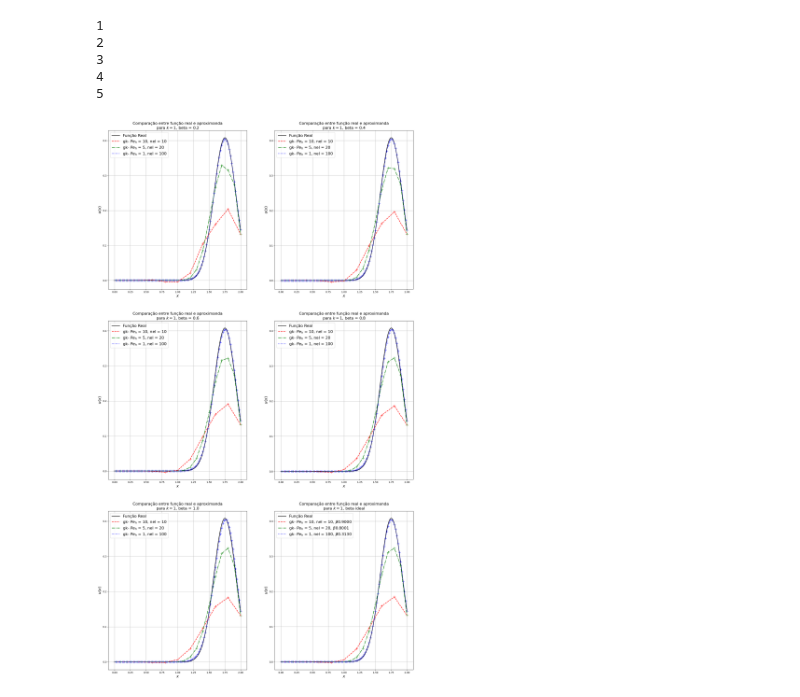
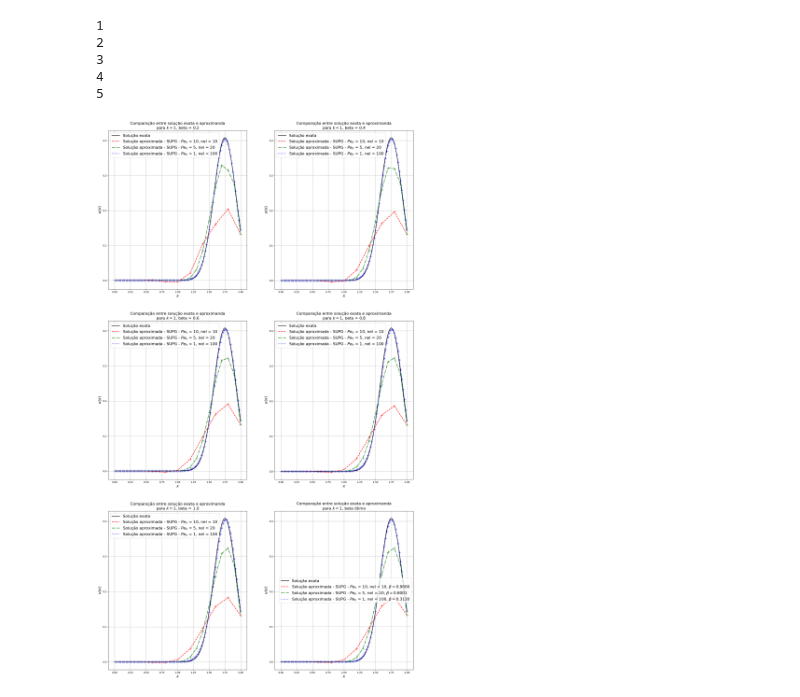
Before and after one commit to Esterci/FEM, a Jupyter notebook: lista_3/questao_3.ipynb, the cells around one changed output. Saved outputs shown, nothing was run; the diff lists cells and outputs as text; code cells hidden in the pictures.

```diff
--- a/lista_3/questao_3.ipynb
+++ b/lista_3/questao_3.ipynb
@@ -519,7 +519,7 @@ ax.plot(
     u(x_eval, tf, kappa, epsilon),
     linewidth=2,
     color="k",
-    label="Função Real",
+    label="Solução exata",
 )
 
 result_dict["base_" + str(k)] = {"erro": [], "erro_dif": [], "h": []}
@@ -562,14 +562,14 @@ for nel, Peh, color, marker in zip(nel_list, Peh_list, colors, markers):
         color=color,
         linestyle=marker,
         linewidth=2,
-        label="gk- $Pe_h = {}, nel = {:d}".format(Peh, nel),
+        label="Solução aproximada - Galerkin - $Pe_h = {}, nel = {:d}".format(Peh, nel),
     )
-    ax.scatter(xl, alpha,color=color ,marker="+", s=100, linewidth=1, label="Nós")
+    ax.scatter(xl, alpha,color=color ,marker="+", s=100, linewidth=1)
 
 ax.legend(fontsize=16)
 
 ax.grid()
 
 plt.show()
-fig.savefig("figures/real_vs_mef_k_{}_q2_a.png".format(k))
+fig.savefig("figures/real_vs_mef_k_{}_q3_b.png".format(k))
 # %% [output]
@@ -623,7 +623,7 @@ for beta in beta_list:
     print(plot_count)
     ax = fig.add_subplot(3, 2, plot_count)
     ax.set_title(
-        "Comparação entre função real e aproximanda\npara $k = {}$, beta = {:.1f}".format(
+        "Comparação entre solução exata e aproximanda\npara $k = {}$, beta = {:.1f}".format(
             k, beta
         ),
         fontsize=16,
@@ -632,7 +632,7 @@ for beta in beta_list:
     ax.set_ylabel("$u(x)$", fontsize=16)
     ax.set_xlabel("$x$", fontsize=16)
 
-    # função real
+    # solução exata
 
     x_eval = np.linspace(a, b, num=200)
 
@@ -641,7 +641,7 @@ for beta in beta_list:
         u(x_eval, tf, kappa, epsilon),
         linewidth=2,
         color="k",
-        label="Função Real",
+        label="Solução exata",
     )
 
     for nel, Peh, color, marker in zip(nel_list, Peh_list, colors, markers):
@@ -678,7 +678,7 @@ for beta in beta_list:
             color=color,
             linestyle=marker,
             linewidth=2,
-            label="gk- $Pe_h$ = {:.0f}, nel = {:d} ".format(Peh, nel),
+            label="Solução aproximada - SUPG - $Pe_h$ = {:.0f}, nel = {:d} ".format(Peh, nel),
         )
         ax.scatter(xl, alpha, color=color, marker="+", s=100, linewidth=1)
 
@@ -702,12 +702,12 @@ ax.plot(
     u(x_eval, tf, kappa, epsilon),
     linewidth=2,
     color="k",
-    label="Função Real",
+    label="Solução exata",
 )
 
 for nel, Peh, color, marker in zip(nel_list, Peh_list, colors, markers):
 
-    # função real
+    # solução exata
     # Realizando a Projeção
 
     # Plotando resultados
@@ -720,7 +720,7 @@ for nel, Peh, color, marker in zip(nel_list, Peh_list, colors, markers):
     beta = 1 / np.tanh(Peh) - 1 / Peh
 
     ax.set_title(
-        "Comparação entre função real e aproximanda\npara $k = {}$, beta ótimo".format(
+        "Comparação entre solução exata e aproximanda\npara $k = {}$, beta ótimo".format(
             k
         ),
         fontsize=16,
@@ -735,34 +735,34 @@ for nel, Peh, color, marker in zip(nel_list, Peh_list, colors, markers):
         k,
         kappa_dr_a,
         kappa_dr_b,
         kappa,
         epsilon,
         beta,
         method="supg",
     )
 
     result_dict["base_" + str(k)]["h"].append(h)
 
     ax.plot(
         xl,
         alpha,
         color=color,
         linestyle=marker,
         linewidth=2,
-        label="gk- $Pe_h$ = {:.0f}, nel = {:d}, ".format(Peh, nel)+r"$\beta =$"+"{:.4f}".format(beta),
+        label="Solução aproximada - SUPG - $Pe_h$ = {:.0f}, nel = {:d}, ".format(Peh, nel)+r"$\beta =$"+"{:.4f}".format(beta),
     )
     ax.scatter(xl, alpha, color=color, marker="+", s=100, linewidth=1)
 
-ax.legend(fontsize=16)
+ax.legend(fontsize=16,loc="best")
 
 ax.grid()
 
 plt.show()
-fig.savefig("figures/real_vs_mef_k_{}_q2_a.png".format(k))
+fig.savefig("figures/real_vs_mef_k_{}_q3_c.png".format(k))
 # %% [output]
 1
 2
 3
 4
 5
-[figure, old version]
+[figure, new version]
```
Also changed, not shown: parts of 1 cell of this notebook, 9 other files.
